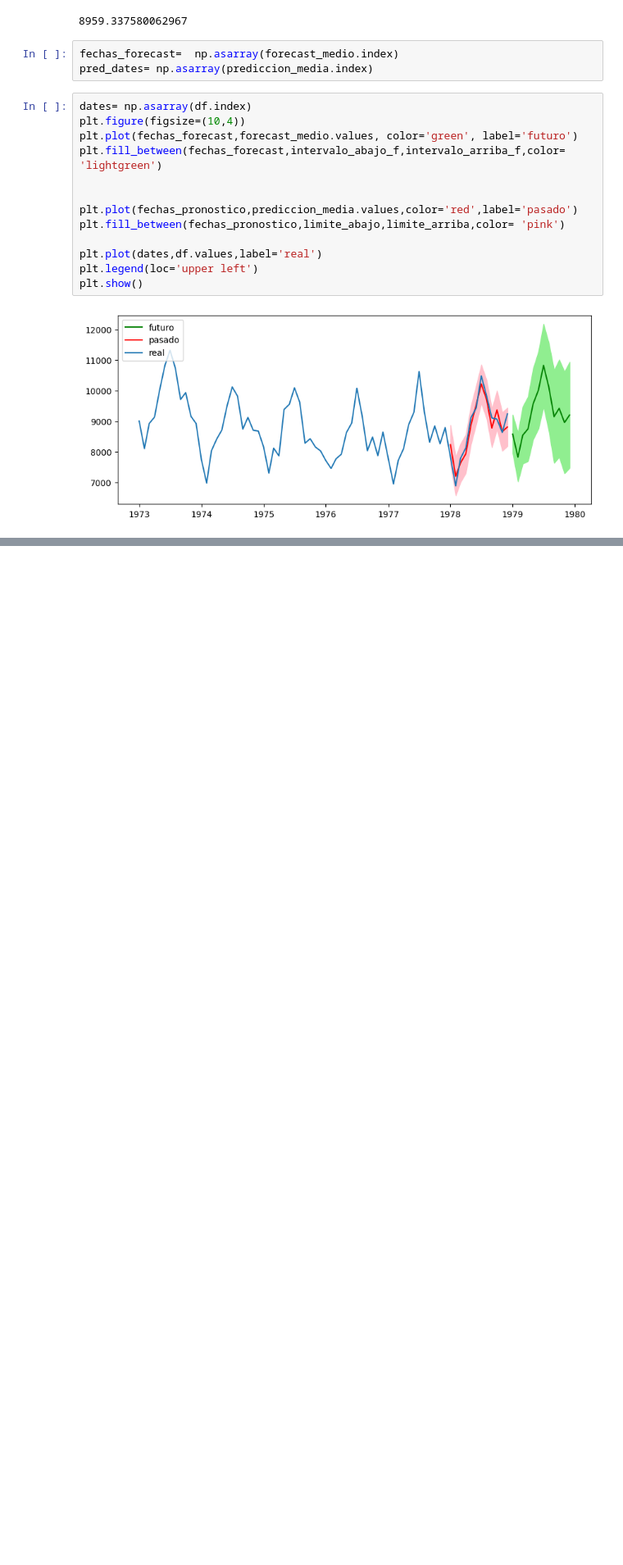
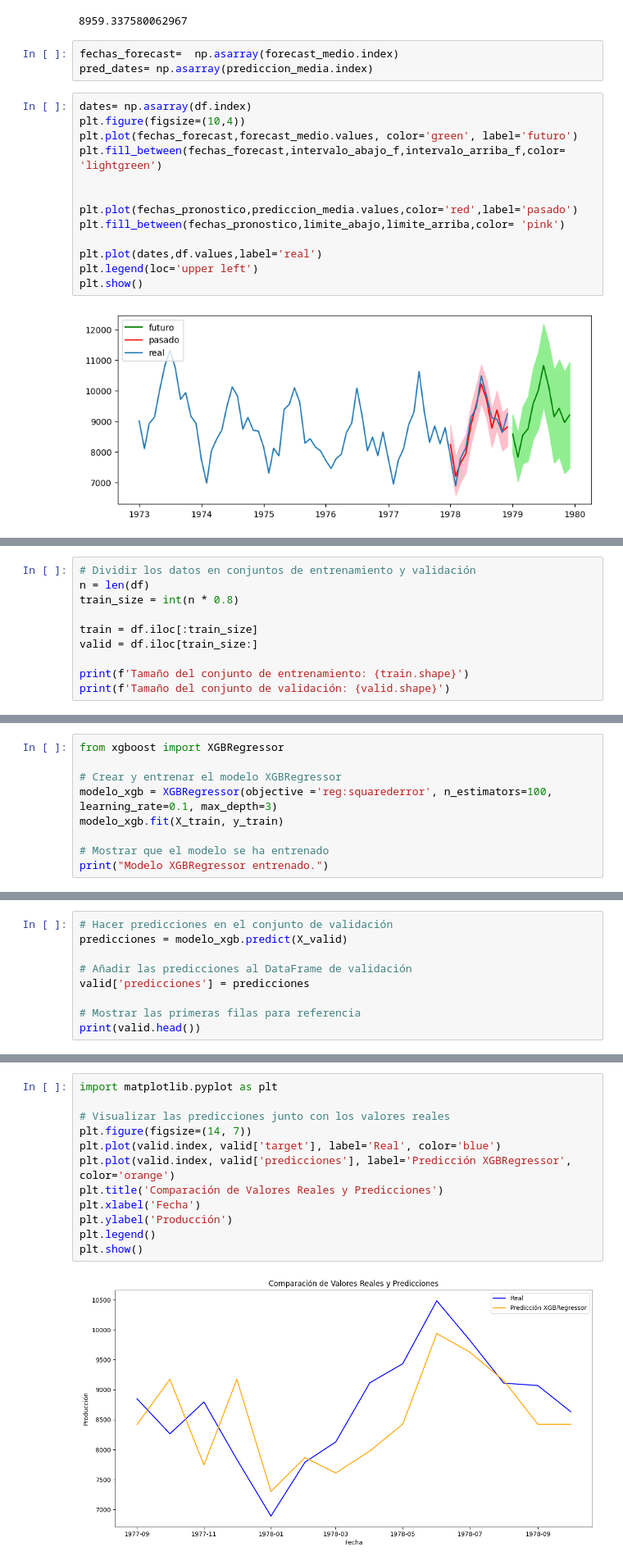
Before and after one commit to DajeanArcila/DajeanArcila, a Jupyter notebook: PROJETO_ARIMA.ipynb, the cells around one changed output, grey strips where cells are left out. Shown at 82% size. Drawn from its saved outputs; the diff is of its cells as text; blank space fills up the shorter version.

```diff
--- a/PROJETO_ARIMA.ipynb
+++ b/PROJETO_ARIMA.ipynb
@@ -253,0 +264,10 @@ plt.show()
+# %%
+# Dividir los datos en conjuntos de entrenamiento y validación
+n = len(df)
+train_size = int(n * 0.8)
+
+train = df.iloc[:train_size]
+valid = df.iloc[train_size:]
+
+print(f'Tamaño del conjunto de entrenamiento: {train.shape}')
+print(f'Tamaño del conjunto de validación: {valid.shape}')
@@ -253,0 +332,9 @@ plt.show()
+# %%
+from xgboost import XGBRegressor
+
+# Crear y entrenar el modelo XGBRegressor
+modelo_xgb = XGBRegressor(objective ='reg:squarederror', n_estimators=100, learning_rate=0.1, max_depth=3)
+modelo_xgb.fit(X_train, y_train)
+
+# Mostrar que el modelo se ha entrenado
+print("Modelo XGBRegressor entrenado.")
@@ -253,0 +343,9 @@ plt.show()
+# %%
+# Hacer predicciones en el conjunto de validación
+predicciones = modelo_xgb.predict(X_valid)
+
+# Añadir las predicciones al DataFrame de validación
+valid['predicciones'] = predicciones
+
+# Mostrar las primeras filas para referencia
+print(valid.head())
@@ -253,0 +374,14 @@ plt.show()
+# %%
+import matplotlib.pyplot as plt
+
+# Visualizar las predicciones junto con los valores reales
+plt.figure(figsize=(14, 7))
+plt.plot(valid.index, valid['target'], label='Real', color='blue')
+plt.plot(valid.index, valid['predicciones'], label='Predicción XGBRegressor', color='orange')
+plt.title('Comparación de Valores Reales y Predicciones')
+plt.xlabel('Fecha')
+plt.ylabel('Producción')
+plt.legend()
+plt.show()
+# %% [output]
+[figure, added]
```
Also changed, not shown: parts of 10 cells of this notebook.
